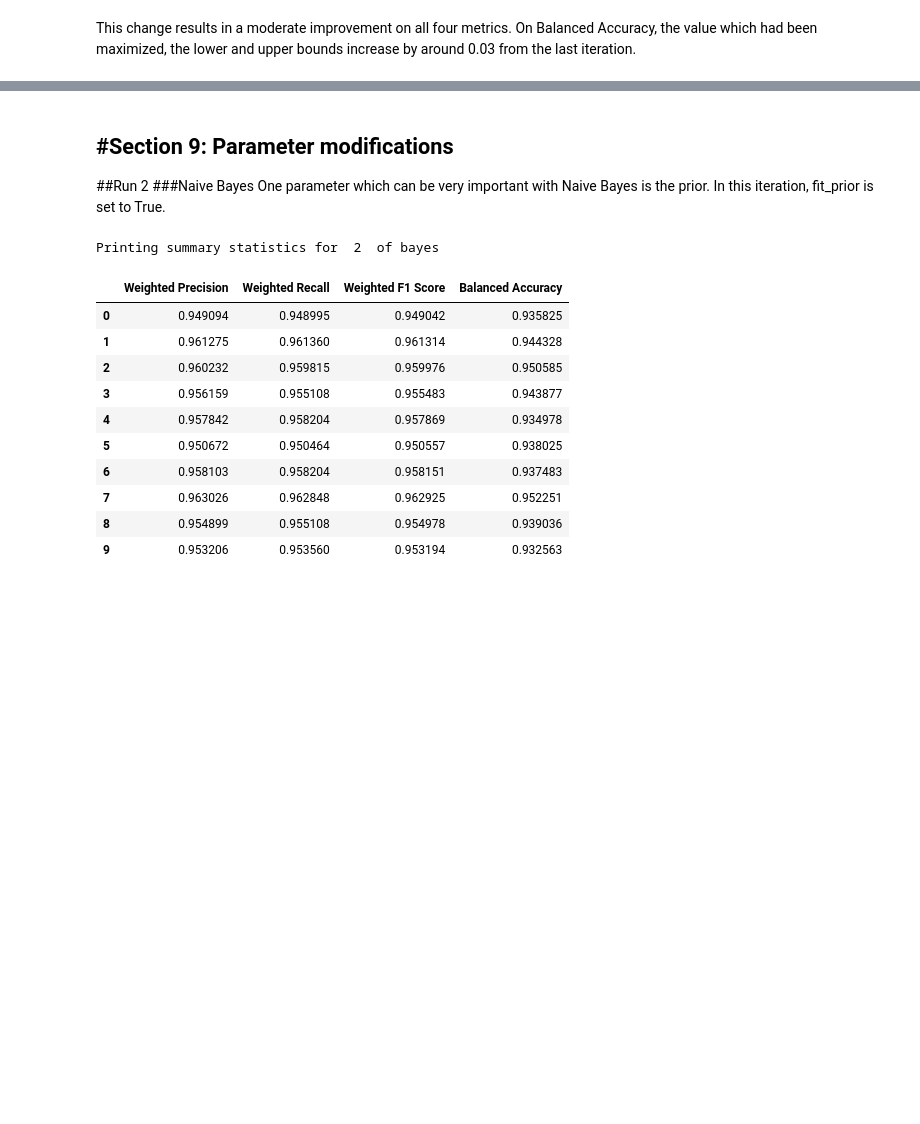
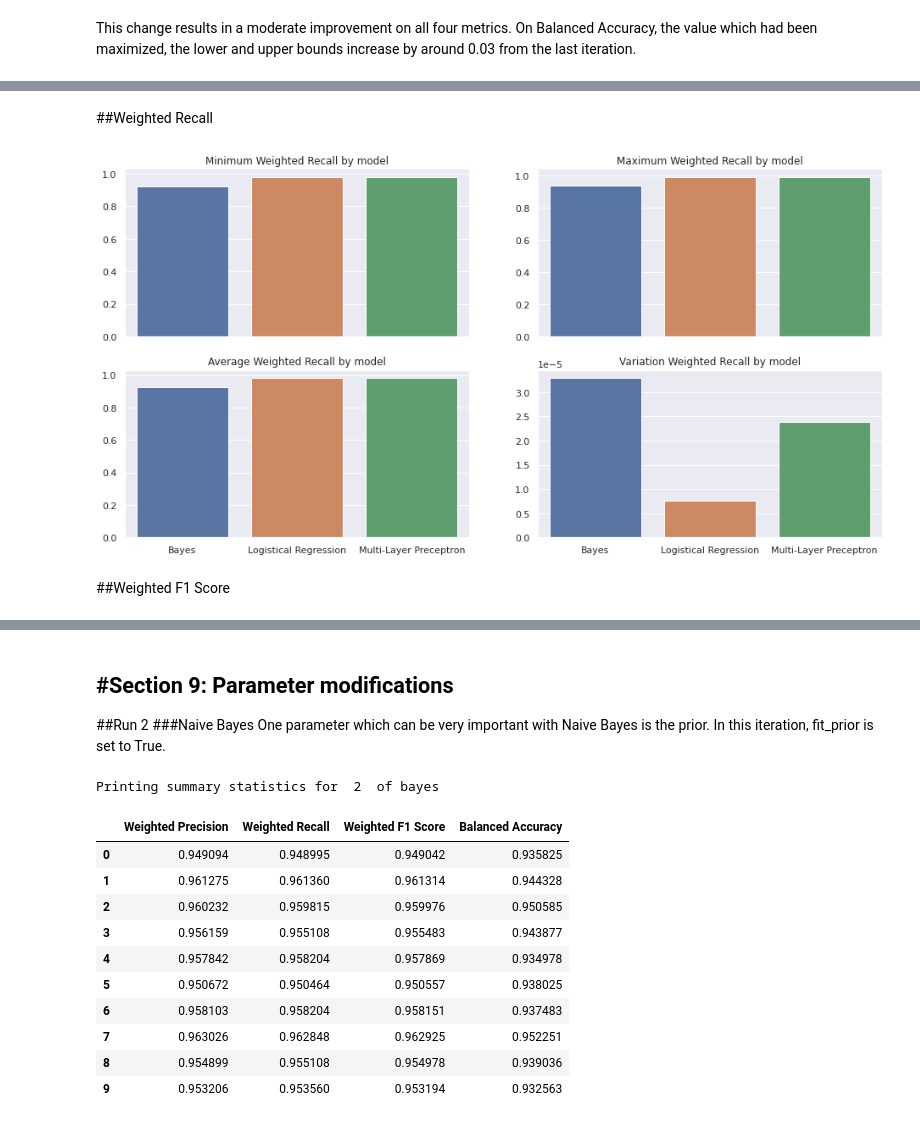
Before and after one commit to journalWheat/CSI4106-Project1, a Jupyter notebook: CSI4106_Project1_JaredWagner_GeneralForm.ipynb, the cells around one changed output, grey strips where cells are left out. Cells and saved outputs as stored; diff of their text form; code cells hidden in the pictures; blank space fills up the shorter version.

```diff
--- a/CSI4106_Project1_JaredWagner_GeneralForm.ipynb
+++ b/CSI4106_Project1_JaredWagner_GeneralForm.ipynb
@@ -604,0 +675,8 @@ This change results in a moderate improvement on all four metrics. On Balanced A
+# %% [markdown]
+##Weighted Recall
+# %%
+show_meta_stats('Weighted Recall')
+# %% [output]
+[figure, added]
+# %% [markdown]
+##Weighted F1 Score
```
Also changed, not shown: parts of 35 cells of this notebook.
